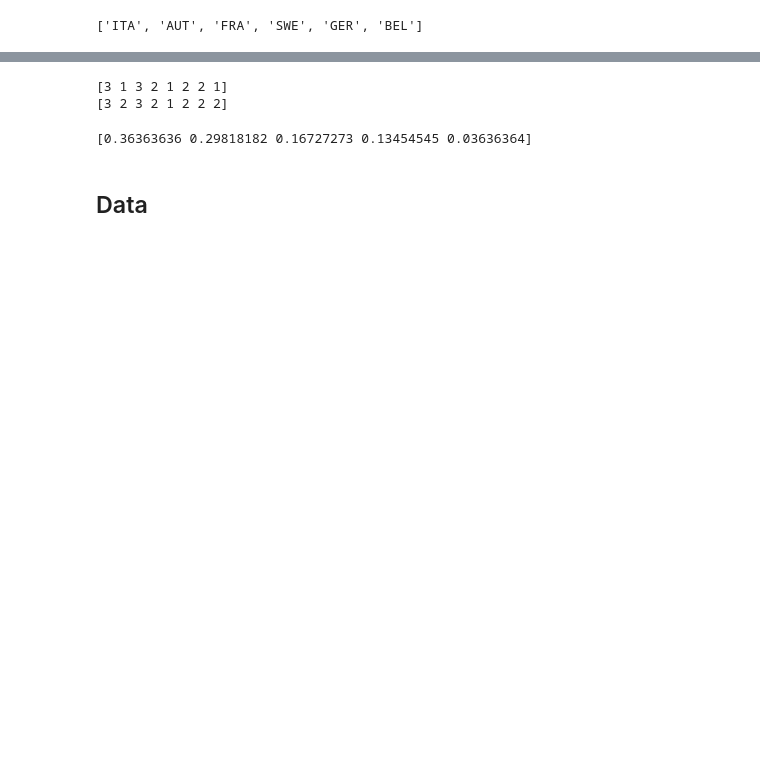
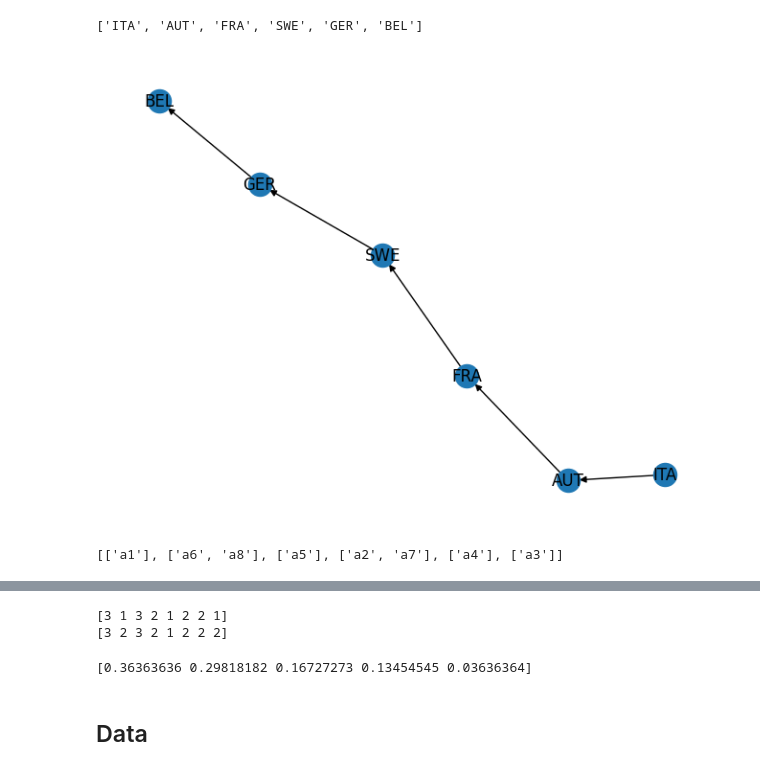
Before and after one commit to SebChw/elethee, a Jupyter notebook: experiments.ipynb, the cells around one changed output, grey strips where cells are left out. Cells and saved outputs as stored; diff of their text form; code cells hidden in the pictures; blank space fills up the shorter version.

```diff
--- a/experiments.ipynb
+++ b/experiments.ipynb
@@ -34,3 +41,36 @@ print(solver.solve(alternatives, preference_types,
                        thresholds, weights, alternatives_names))
 # %% [output]
 ['ITA', 'AUT', 'FRA', 'SWE', 'GER', 'BEL']
+# %%
+G = solver.create_graph()
+nx.draw(G, with_labels=True)
+# %% [output]
+[figure, added]
+# %%
+alternatives = np.array(
+        [
+            [5, 4, 70, 12],
+            [4, 1, 54 ,11],
+            [5, 0, 71, 17],
+            [5, 2 ,60, 15],
+            [2, 0, 81, 11],
+            [8, 5, 55, 13],
+            [3, 2, 97, 19],
+            [2, 5, 73, 14]
+        ]
+    )
+alternatives_names = ['a'+str(i) for i in range(1,9)]
+
+thresholds = {
+        "q": np.array([0,1,6,2]),
+        "p": np.array([5,1,23,4])
+}
+
+preference_types = np.array([1, 1, 1,-1])  # 1 for gain and -1 for cost
+weights = np.array([0.09, 0.29, 0.25, 0.37])
+solver = PrometheI()
+ans = solver.solve(alternatives, preference_types,
+                       thresholds, weights, alternatives_names)
+print(ans)
+# %% [output]
+[['a1'], ['a6', 'a8'], ['a5'], ['a2', 'a7'], ['a4'], ['a3']]
```
Also changed, not shown: parts of 2 cells of this notebook, 1 other file.
